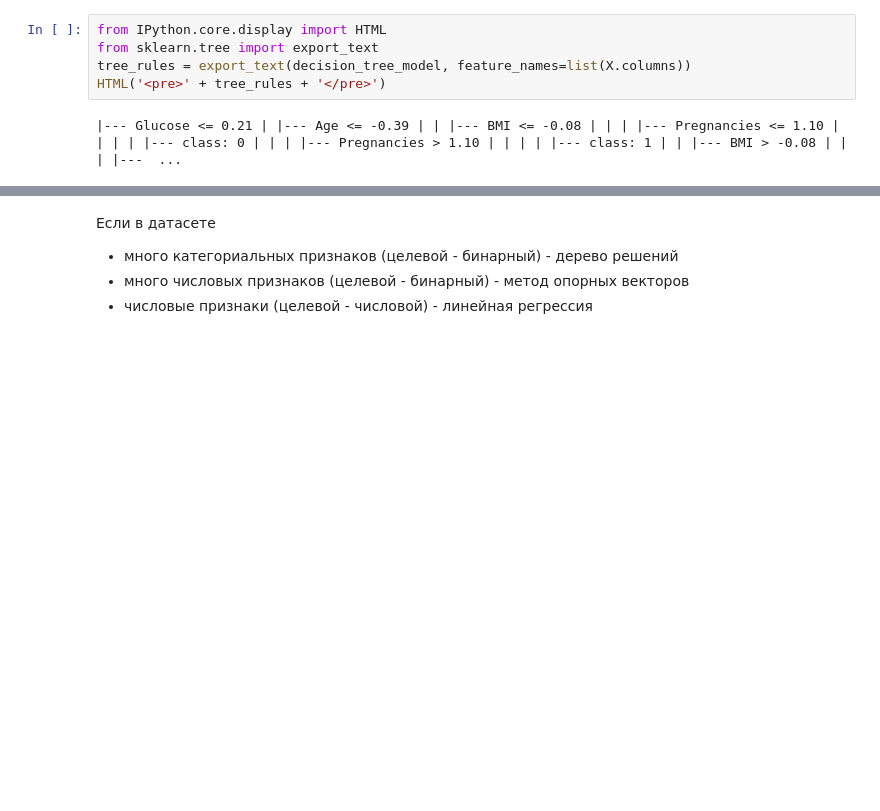
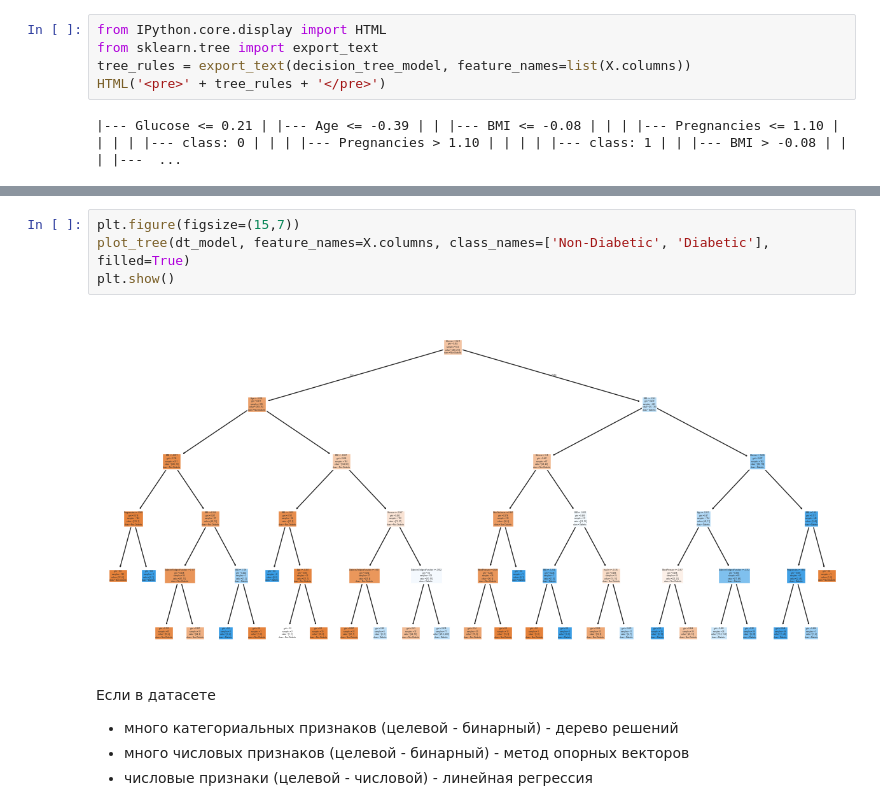
Before and after one commit to victobes/bmstu-course-TMO-2025, a Jupyter notebook: labs/TMO_lab4.ipynb, the cells around one changed output, grey strips where cells are left out. Drawn from its saved outputs; the diff is of its cells as text; blank space fills up the shorter version.

```diff
--- a/labs/TMO_lab4.ipynb
+++ b/labs/TMO_lab4.ipynb
@@ -373,3 +396,9 @@ plt.show()
+# %%
+plt.figure(figsize=(15,7))
+plot_tree(dt_model, feature_names=X.columns, class_names=['Non-Diabetic', 'Diabetic'], filled=True)
+plt.show()
+# %% [output]
+[figure, added]
 # %% [markdown]
 Если в датасете
 - много категориальных признаков (целевой - бинарный) - дерево решений
```
Also changed, not shown: parts of 13 cells of this notebook, 2 other files.
